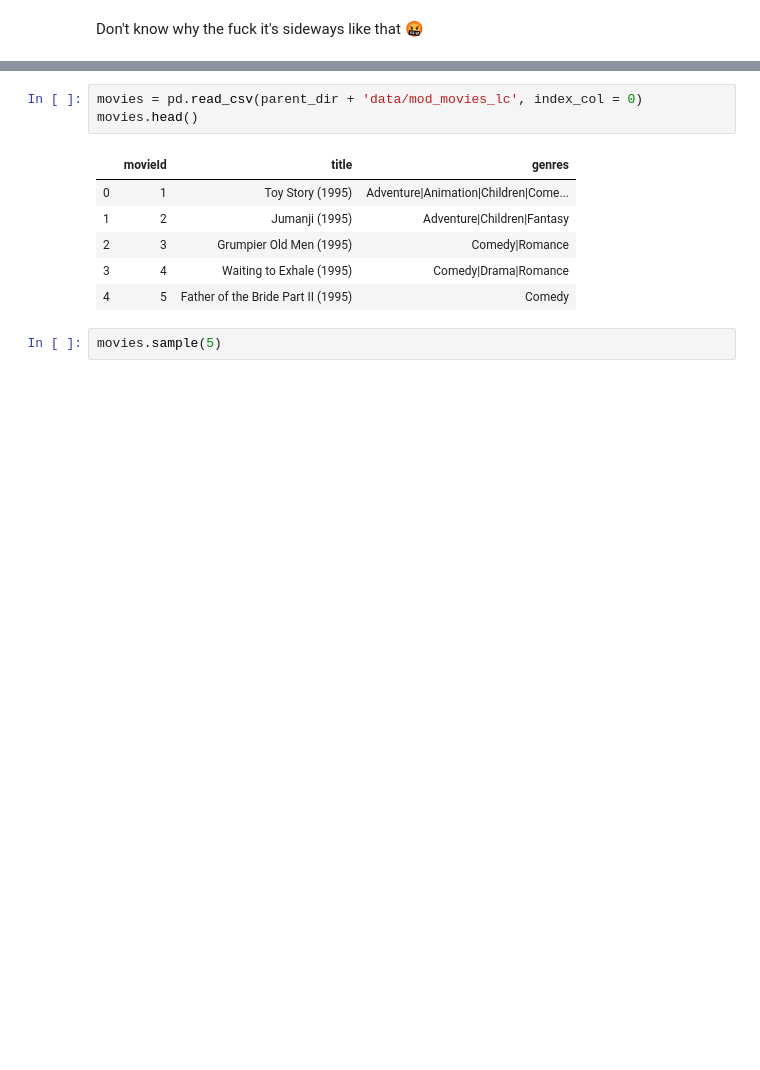
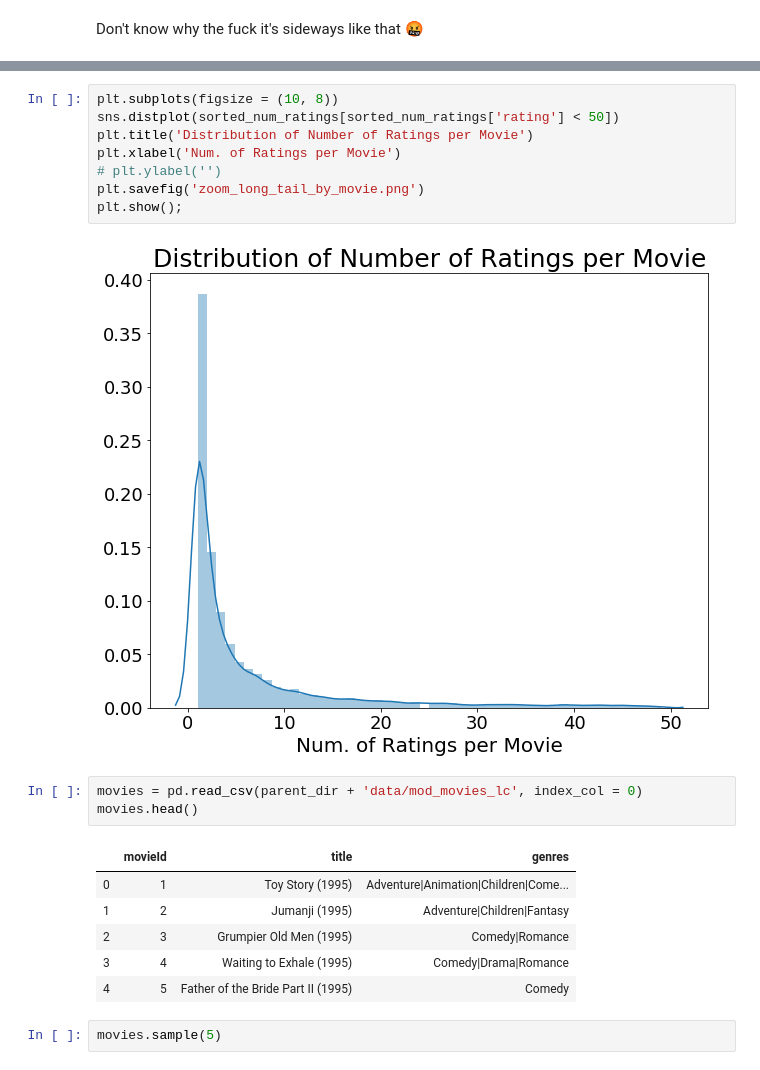
Before and after one commit to lecritch/Rate-5-Get-5-Movie-Recommendation-System, a Jupyter notebook: notebooks/exploratory/lc_explore/04_viz_lc.ipynb, the cells around one changed output, grey strips where cells are left out. Cells and saved outputs as stored; diff of their text form; blank space fills up the shorter version.

```diff
--- a/notebooks/exploratory/lc_explore/04_viz_lc.ipynb
+++ b/notebooks/exploratory/lc_explore/04_viz_lc.ipynb
@@ -126,3 +168,13 @@ plt.show();
+# %%
+plt.subplots(figsize = (10, 8))
+sns.distplot(sorted_num_ratings[sorted_num_ratings['rating'] < 50])
+plt.title('Distribution of Number of Ratings per Movie')
+plt.xlabel('Num. of Ratings per Movie')
+# plt.ylabel('')
+plt.savefig('zoom_long_tail_by_movie.png')
+plt.show();
+# %% [output]
+[figure, added]
 # %%
 movies = pd.read_csv(parent_dir + 'data/mod_movies_lc', index_col = 0)
 movies.head()
```
Also changed, not shown: parts of 8 cells of this notebook, 3 other files.
